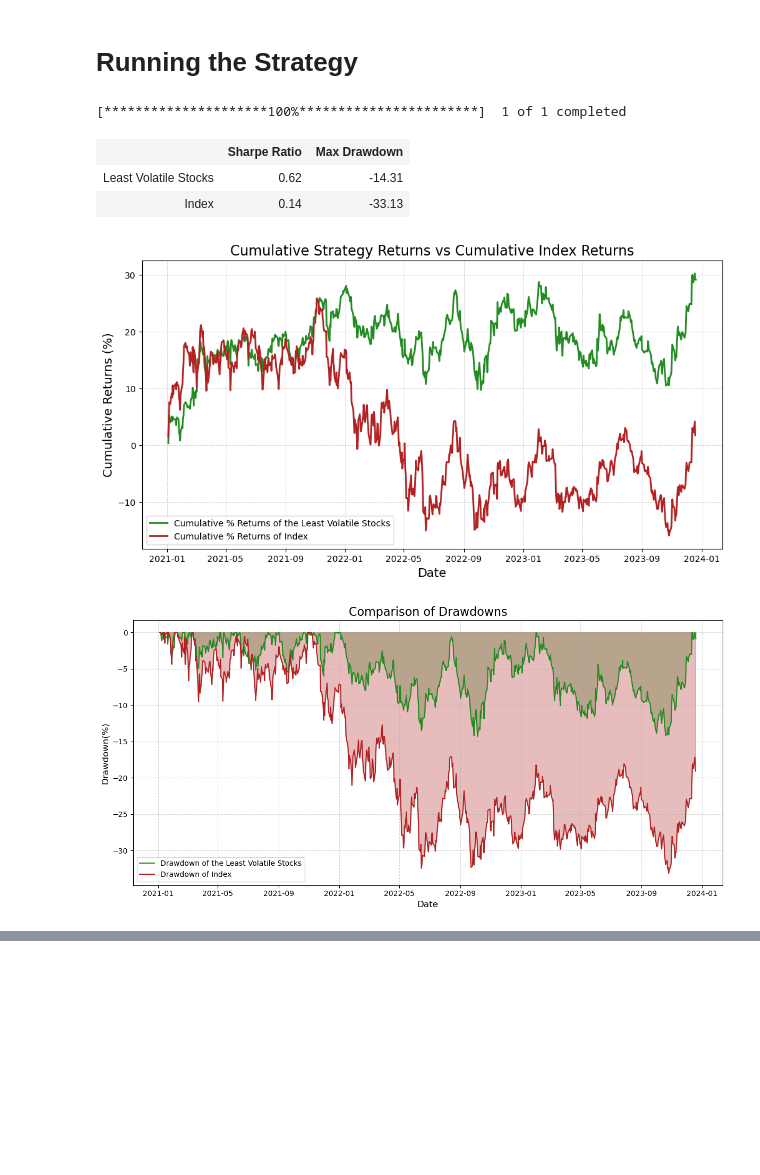
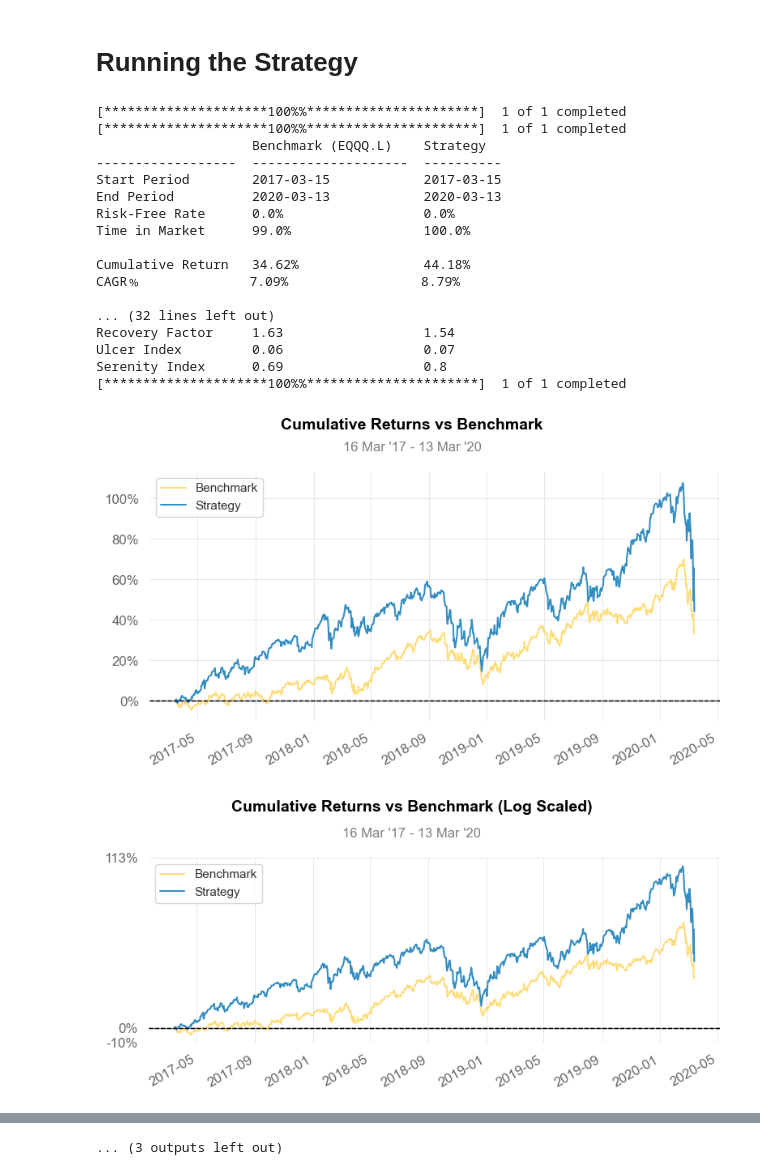
Before and after one commit to ben-marconi/LowVolatilityEffect, a Jupyter notebook: strategy.ipynb, the cells around one changed output, grey strips where cells are left out. Cells and saved outputs as stored; diff of their text form; code cells hidden in the pictures; blank space fills up the shorter version.

```diff
--- a/strategy.ipynb
+++ b/strategy.ipynb
@@ -10,7 +11,7 @@ from IPython.display import HTML
 ### Function to get Stock Data using yfinance
 # %%
 # Define a function to get data given a list of tickers and clean the data
-def get_tickers(filepath, start_date = "2017-01-01"):
+def get_tickers(filepath, start_date = "2015-01-01"):
     tickers = []
     with open(filepath) as file:
         for line in file:
@@ -33,7 +34,7 @@ def get_n_least_volatile(stock_data, date, t = 36, n = 10):
         vol = return_df.std()
         ticker_vols[ticker] = vol
     sorted_tickers = sorted(ticker_vols.items(), key = lambda x: x[1])
-    return [x[0] for x in sorted_tickers[:n]]
+    return [x[0] for x in sorted_tickers[-n:]]
 # %% [markdown]
 ### Function to construct a portfolio with the Tickers as columns where the value for each cell is the percentage of the portfolio that we are allocating to that specific ticker at a specific day
 # %%
@@ -149,7 +150,7 @@ def print_metrics(returns):
 # Getting the Data
 # %%
 # Get the Data
-filepath = './russell2000.txt'
-index_ticker = "IWM"
+filepath = './nasdaq.txt'
+index_ticker = "EQQQ.L"
 stock_data = get_tickers(filepath)
 # %% [output]
@@ -174,17 +159,39 @@ stock_data = get_tickers(filepath)
 # Running the Strategy
 # %%
 # Run the strategy
-start_date = "2021-01-01"
-end_date = "2024-01-01"
+start_date = "2017-03-15"
+end_date = "2020-03-15"
 index = yf.download(index_ticker, start_date, end_date)['Adj Close']
-portfolio = construct_portfolio(stock_data, start_date = start_date, end_date = end_date, percentage_of_all_stocks_to_buy = 0.1)
+portfolio = construct_portfolio(stock_data, start_date = start_date, end_date = end_date, percentage_of_all_stocks_to_buy = 0.3)
 returns = backtest(stock_data, portfolio, index, start_date = start_date, end_date = end_date)
-print_metrics(returns)
-plot_returns(returns)
+# print_metrics(returns)
+# plot_returns(returns)
+returns['daily_returns'].index = pd.to_datetime(returns['daily_returns'].index)
+qs.reports.metrics(returns=returns['daily_returns'],
+                benchmark=index_ticker,
+                mode = "basic",
+                title='Low Volatility Strategy vs. Index')
+qs.reports.plots(returns=returns['daily_returns'],
+                benchmark=index_ticker,
+                mode = "full",
+                output='report.html')
 # %% [output]
-[*********************100%***********************]  1 of 1 completed
+[*********************100%%**********************]  1 of 1 completed
+[*********************100%%**********************]  1 of 1 completed
+                    Benchmark (EQQQ.L)    Strategy
+------------------  --------------------  ----------
+Start Period        2017-03-15            2017-03-15
+End Period          2020-03-13            2020-03-13
+Risk-Free Rate      0.0%                  0.0%
+Time in Market      99.0%                 100.0%
+
+Cumulative Return   34.62%                44.18%
+CAGR﹪              7.09%                 8.79%
+
+... (32 lines left out)
+Recovery Factor     1.63                  1.54
+Ulcer Index         0.06                  0.07
+Serenity Index      0.69                  0.8
+[*********************100%%**********************]  1 of 1 completed
-|  | Sharpe Ratio | Max Drawdown |
-| Least Volatile Stocks | 0.62 | -14.31 |
-| Index | 0.14 | -33.13 |
-[figure, old version]
+[figure, new version]
-[figure, old version]
+[figure, new version]
@@ -190,0 +207 @@ plot_returns(returns)
+... (3 outputs left out)
```
Also changed, not shown: parts of 5 cells of this notebook.
